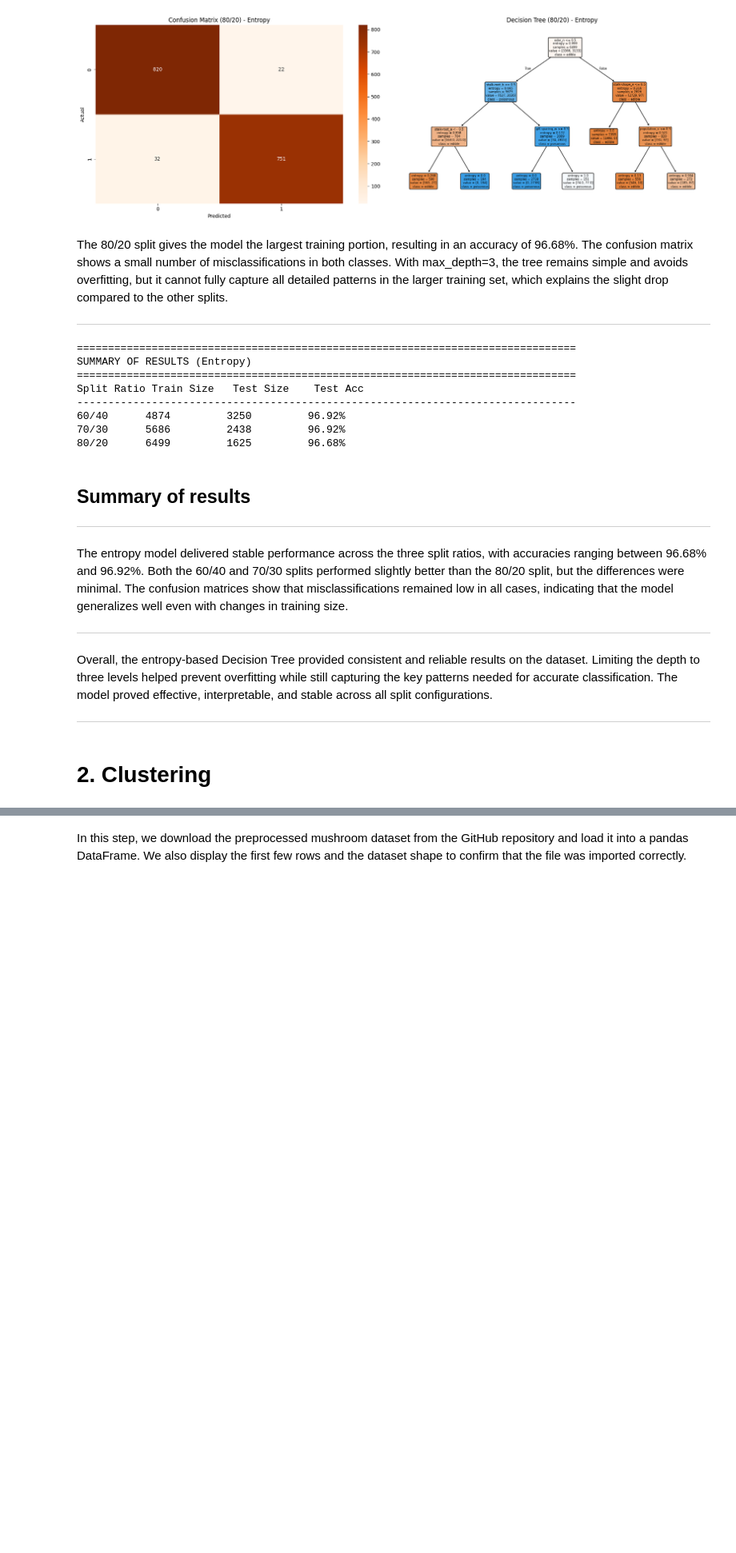
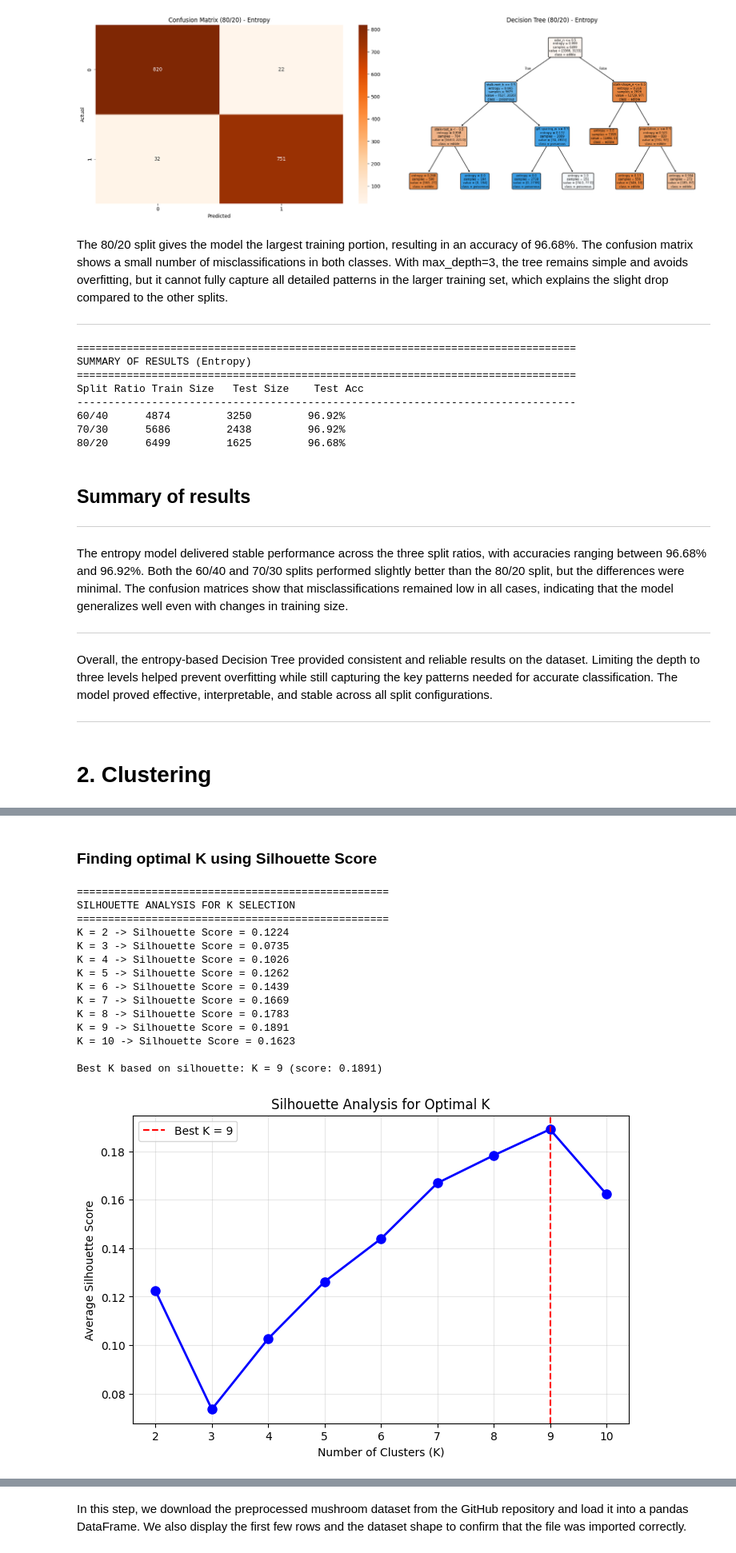
Before and after one commit to HaifaAziz1/IT326-Mushroom-Project, a Jupyter notebook: Phase3.ipynb, the cells around one changed output, grey strips where cells are left out. Shown at 80% size. Cells and saved outputs as stored; diff of their text form; code cells hidden in the pictures; blank space fills up the shorter version.

```diff
--- a/Phase3.ipynb
+++ b/Phase3.ipynb
@@ -489,0 +497,70 @@ Preprocessed_datase 100%[===================>]   1.26M  7.02MB/s    in 0.2s
+# %% [markdown]
+### Finding optimal K using Silhouette Score
+# %%
+import pandas as pd
+import numpy as np
+import matplotlib.pyplot as plt
+import seaborn as sns
+from sklearn.cluster import KMeans
+from sklearn.metrics import silhouette_score, silhouette_samples
+from sklearn.preprocessing import StandardScaler
+from sklearn.decomposition import PCA
+from scipy.spatial import ConvexHull
+import warnings
+warnings.filterwarnings('ignore')
+
+
+# Standardize the data
+scaler = StandardScaler()
+X_scaled = scaler.fit_transform(X)
+
+# =============================================================================
+# 1. SILHOUETTE ANALYSIS TO CHOOSE K
+# =============================================================================
+print("=" * 50)
+print("SILHOUETTE ANALYSIS FOR K SELECTION")
+print("=" * 50)
+
+k_values = range(2, 11)
+silhouette_scores = []
+
+for k in k_values:
+    kmeans = KMeans(n_clusters=k, random_state=42, n_init=10)
+    labels = kmeans.fit_predict(X_scaled)
+    score = silhouette_score(X_scaled, labels)
+    silhouette_scores.append(score)
+    print(f"K = {k} -> Silhouette Score = {score:.4f}")
+
+# Find best K based on silhouette
+best_k_idx = np.argmax(silhouette_scores)
+best_k = k_values[best_k_idx]
+best_score = silhouette_scores[best_k_idx]
+
+print(f"\nBest K based on silhouette: K = {best_k} (score: {best_score:.4f})")
+
+# Plot silhouette scores
+plt.figure(figsize=(8, 5))
+plt.plot(k_values, silhouette_scores, 'bo-', linewidth=2, markersize=8)
+plt.xlabel('Number of Clusters (K)')
+plt.ylabel('Average Silhouette Score')
+plt.title('Silhouette Analysis for Optimal K')
+plt.grid(True, alpha=0.3)
+plt.axvline(x=best_k, color='red', linestyle='--', label=f'Best K = {best_k}')
+plt.legend()
+plt.show()
+# %% [output]
+==================================================
+SILHOUETTE ANALYSIS FOR K SELECTION
+==================================================
+K = 2 -> Silhouette Score = 0.1224
+K = 3 -> Silhouette Score = 0.0735
+K = 4 -> Silhouette Score = 0.1026
+K = 5 -> Silhouette Score = 0.1262
+K = 6 -> Silhouette Score = 0.1439
+K = 7 -> Silhouette Score = 0.1669
+K = 8 -> Silhouette Score = 0.1783
+K = 9 -> Silhouette Score = 0.1891
+K = 10 -> Silhouette Score = 0.1623
+
+Best K based on silhouette: K = 9 (score: 0.1891)
+[figure, added]
```
Also changed, not shown: parts of 9 cells of this notebook.
